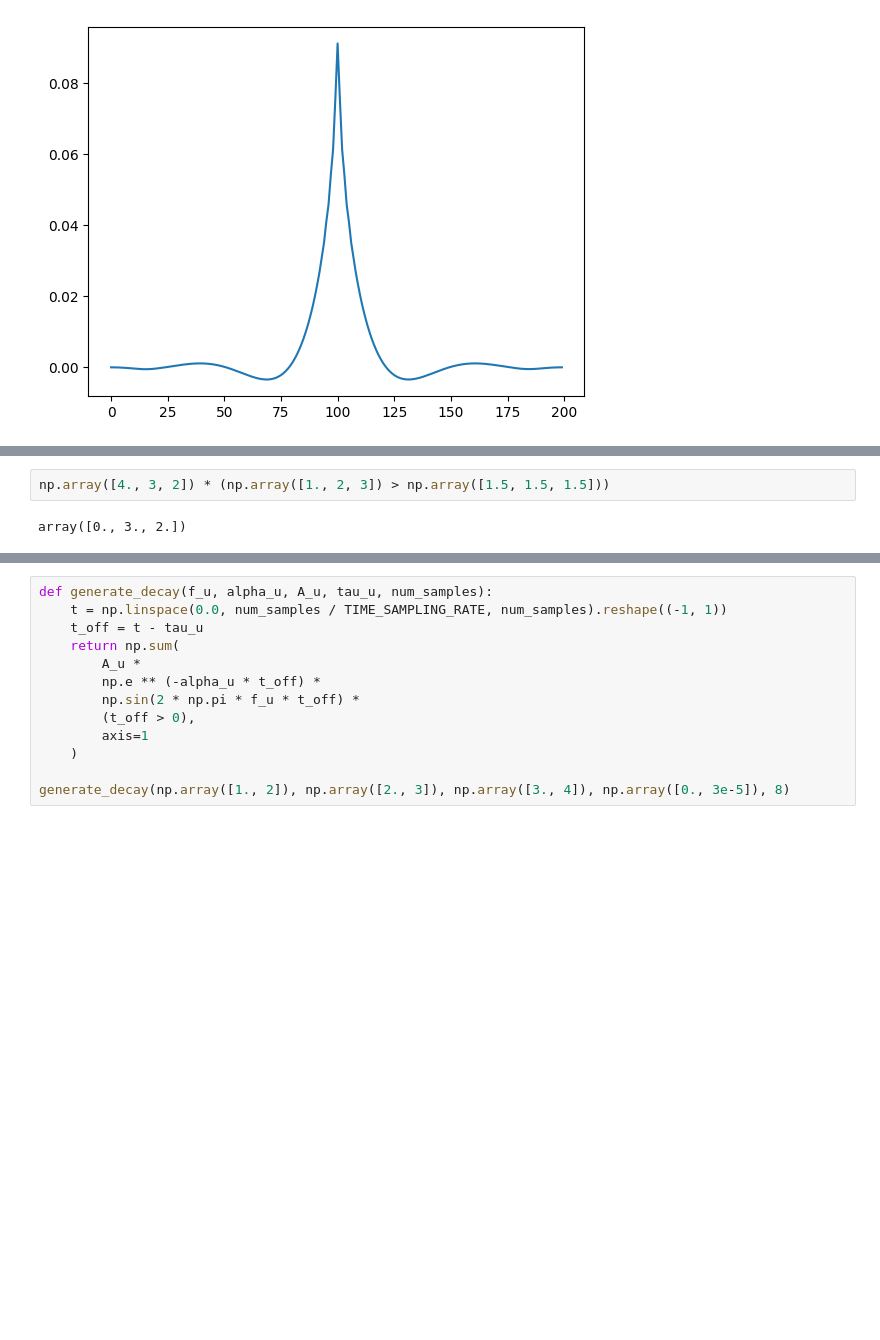
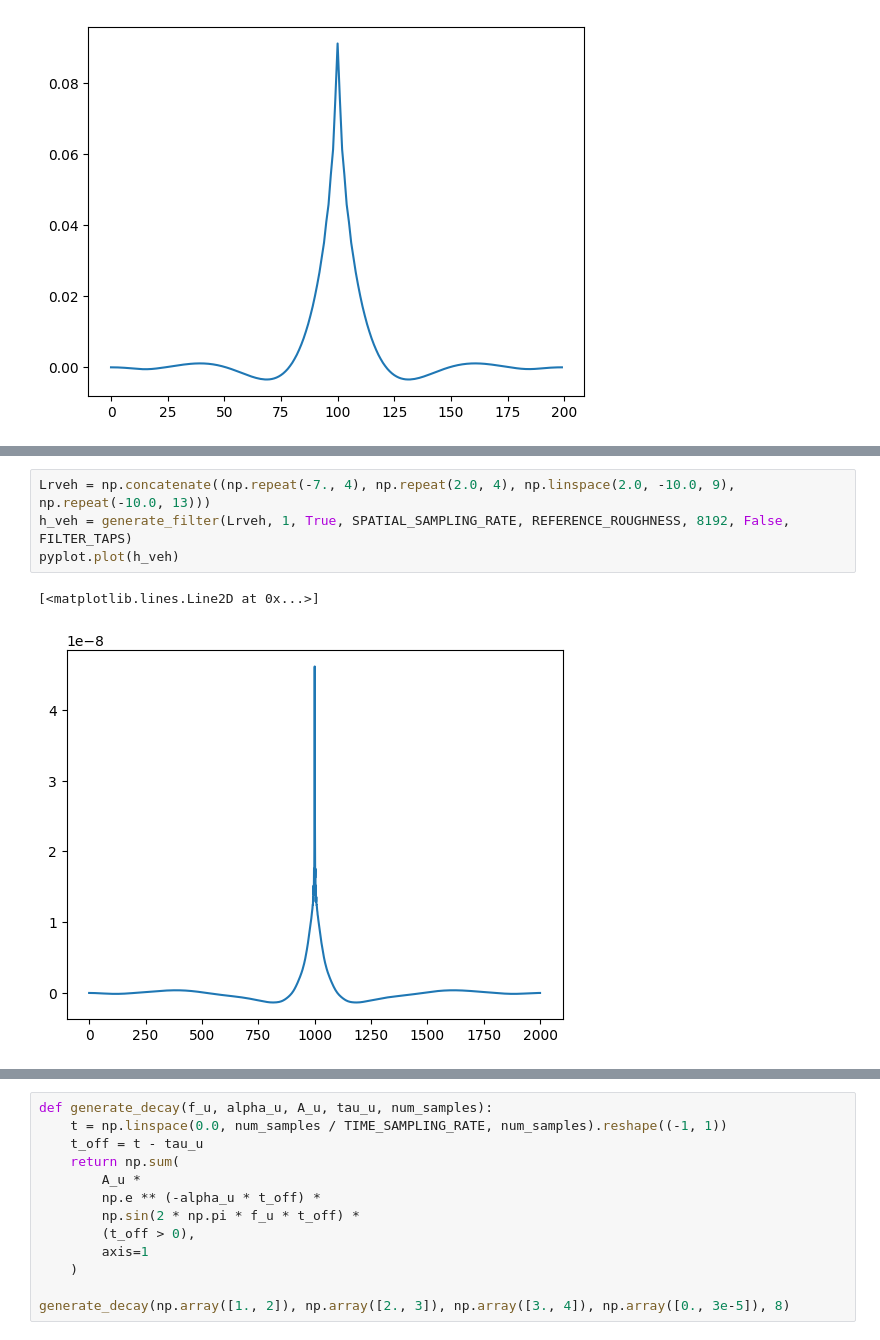
Before and after one commit to jmgrosen/four-track, a Jupyter notebook: roughness.ipynb, the cells around one changed output, grey strips where cells are left out. Drawn from its saved outputs; the diff is of its cells as text; blank space fills up the shorter version.

```diff
--- a/roughness.ipynb
+++ b/roughness.ipynb
@@ -176,4 +166,7 @@ IPython.display.Audio(roughness, rate=48000)
 # %%
-np.array([4., 3, 2]) * (np.array([1., 2, 3]) > np.array([1.5, 1.5, 1.5]))
+Lrveh = np.concatenate((np.repeat(-7., 4), np.repeat(2.0, 4), np.linspace(2.0, -10.0, 9), np.repeat(-10.0, 13)))
+h_veh = generate_filter(Lrveh, 1, True, SPATIAL_SAMPLING_RATE, REFERENCE_ROUGHNESS, 8192, False, FILTER_TAPS)
+pyplot.plot(h_veh)
 # %% [output]
-array([0., 3., 2.])
+[<matplotlib.lines.Line2D at 0x...>]
+[figure, added]
```
Also changed, not shown: parts of 13 cells of this notebook.
